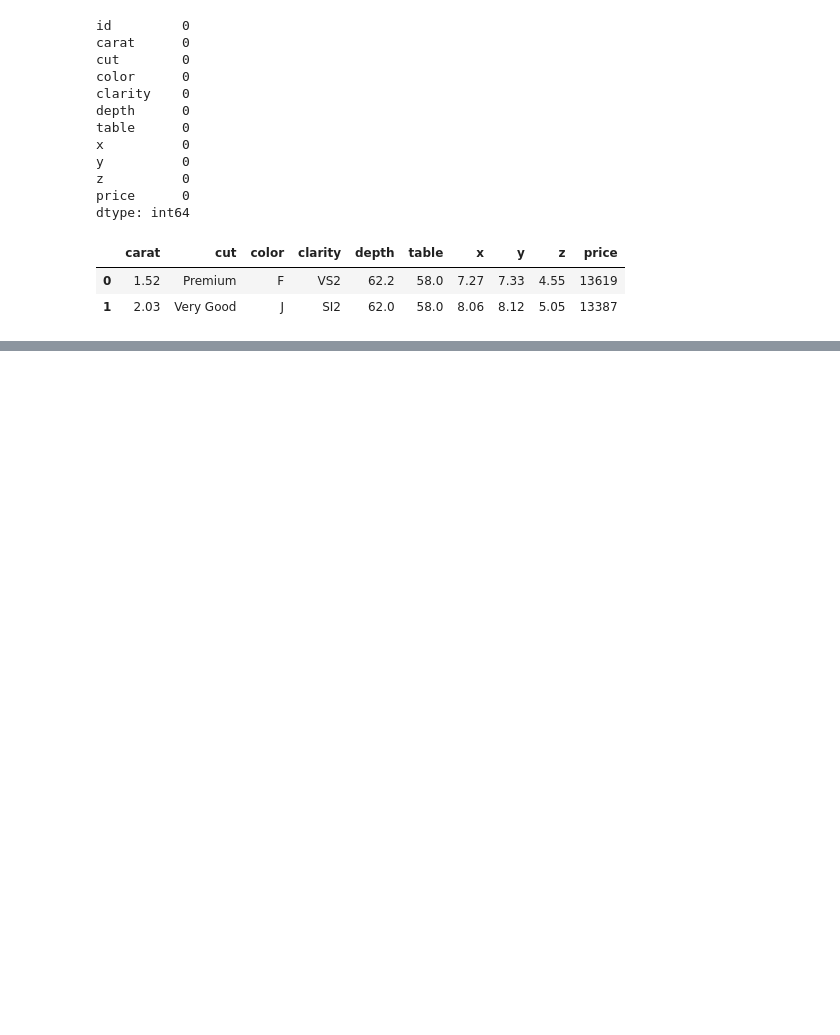
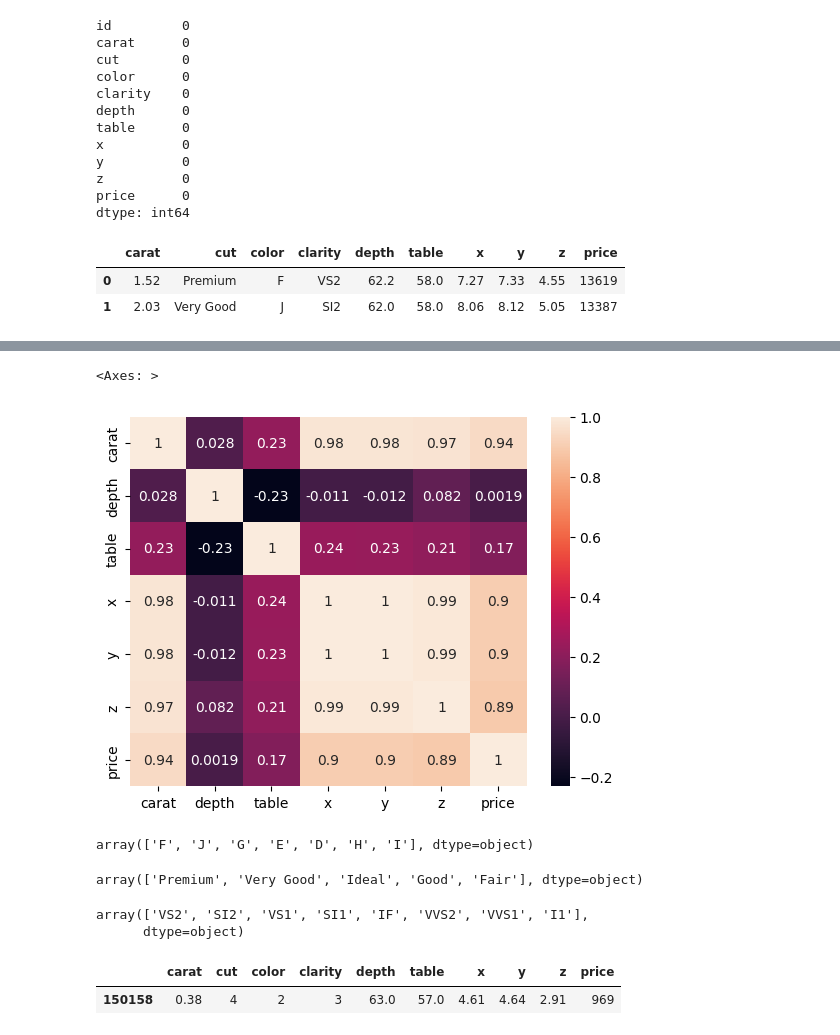
Before and after one commit to LataData/hello, a Jupyter notebook: notebooks/research.ipynb, the cells around one changed output, grey strips where cells are left out. Saved outputs shown, nothing was run; the diff lists cells and outputs as text; code cells hidden in the pictures; blank space fills up the shorter version.

```diff
--- a/notebooks/research.ipynb
+++ b/notebooks/research.ipynb
@@ -39,0 +137,18 @@ df.head(2)
+# %%
+sns.heatmap(df[numerical_columns].corr(),annot=True)
+# %% [output]
+<Axes: >
+[figure, added]
+# %%
+df['color'].unique()
+# %% [output]
+array(['F', 'J', 'G', 'E', 'D', 'H', 'I'], dtype=object)
+# %%
+df['cut'].unique()
+# %% [output]
+array(['Premium', 'Very Good', 'Ideal', 'Good', 'Fair'], dtype=object)
+# %%
+df['clarity'].unique()
+# %% [output]
+array(['VS2', 'SI2', 'VS1', 'SI1', 'IF', 'VVS2', 'VVS1', 'I1'],
+      dtype=object)
@@ -39,0 +164,5 @@ df.head(2)
+# %%
+df.sample()
+# %% [output]
+|  | carat | cut | color | clarity | depth | table | x | y | z | price |
+| 150158 | 0.38 | 4 | 2 | 3 | 63.0 | 57.0 | 4.61 | 4.64 | 2.91 | 969 |
```
Also changed, not shown: parts of 16 cells of this notebook.
